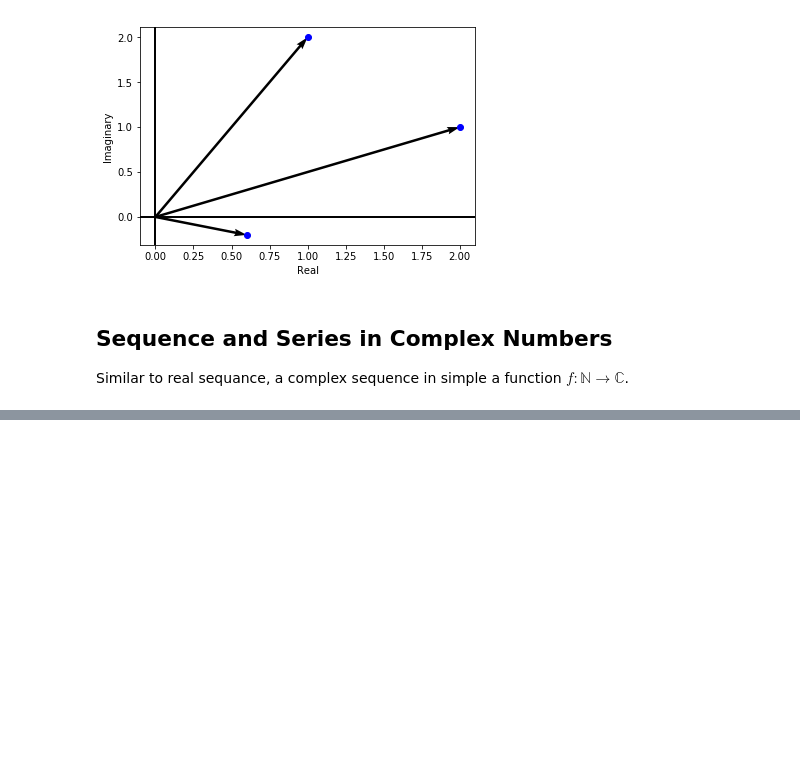
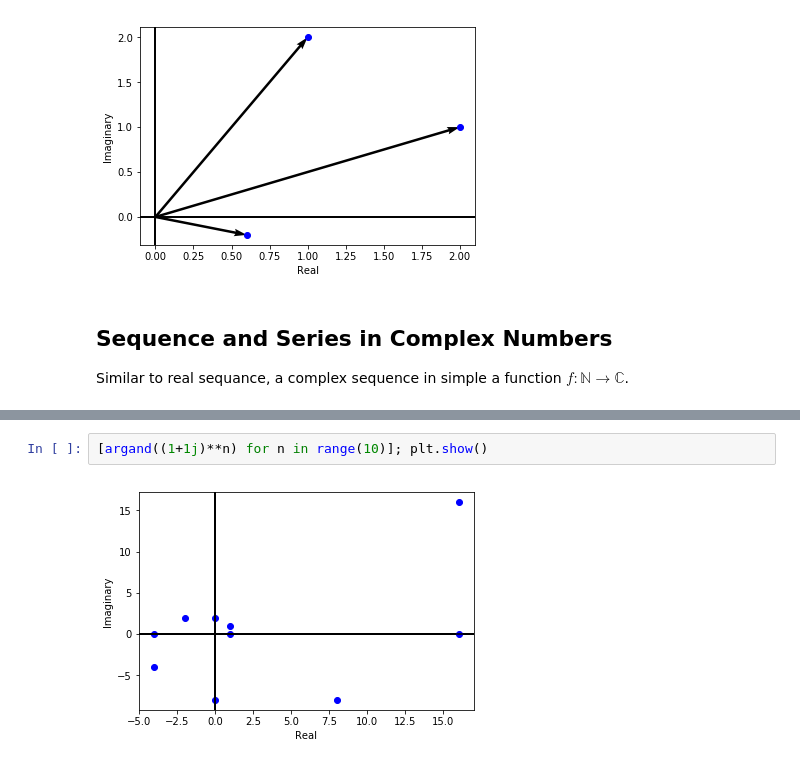
Before and after one commit to tmbumaths/python-workshop, a Jupyter notebook: docs/Plotting.ipynb, the cells around one changed output, grey strips where cells are left out. Drawn from its saved outputs; the diff is of its cells as text; blank space fills up the shorter version.

```diff
--- a/docs/Plotting.ipynb
+++ b/docs/Plotting.ipynb
@@ -61,0 +55,4 @@ interactive(children=(IntSlider(value=10, description='m', max=30, min=-10), Out
+# %%
+[argand((1+1j)**n) for n in range(10)]; plt.show()
+# %% [output]
+[figure, added]
```
Also changed, not shown: parts of 1 cell of this notebook.
